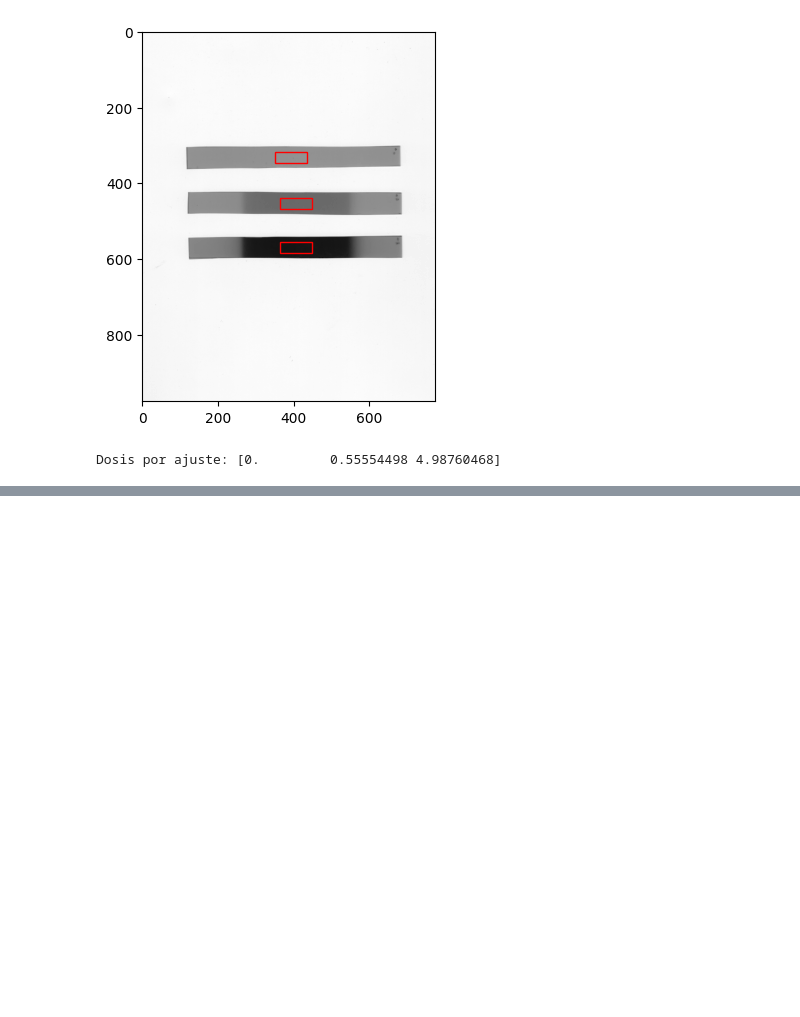
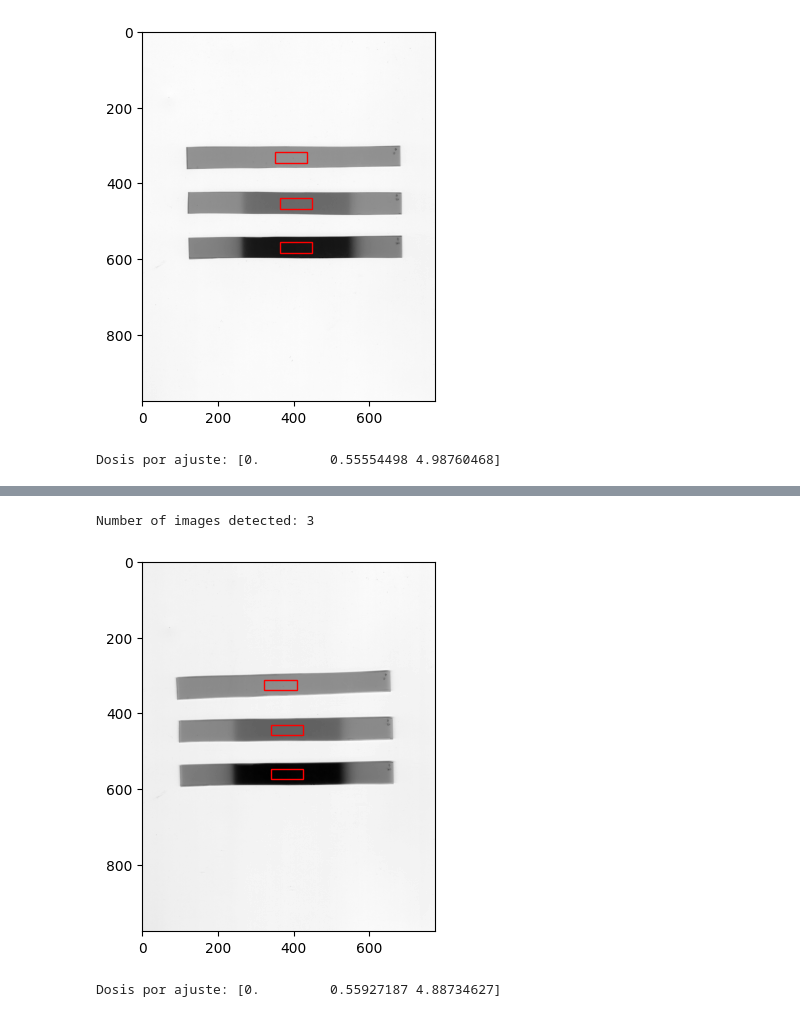
Before and after one commit to LuisOlivaresJ/Dosepy, a Jupyter notebook: src/Dosepy/tools/Cal48H_14DIC23.ipynb, the cells around one changed output, grey strips where cells are left out. Cells and saved outputs as stored; diff of their text form; code cells hidden in the pictures; blank space fills up the shorter version.

```diff
--- a/src/Dosepy/tools/Cal48H_14DIC23.ipynb
+++ b/src/Dosepy/tools/Cal48H_14DIC23.ipynb
@@ -31,9 +37,9 @@ Number of images detected: 9
 ## Verificación
 # %%
 #Lectura de archivo
-#verif_path = Path("/home/luis/Downloads") / "VERIFICACION_1.tif"  # Office PC
-verif_path = Path("/home/luis/Descargas") / "VERIFICACION_1.tif" # Personal laptop
-verif = load(verif_path, for_calib = True)
+verif_path = Path("/home/luis/Downloads") / "VERIFICACION_1.tif"  # Office PC
+#verif_path = Path("/home/luis/Descargas") / "VERIFICACION_1.tif" # Personal laptop
+verif = load(verif_path)
 
 dose_img = verif.to_dose(cal)
 #dose_img_con = inferir_img.to_dose(cal_agua)
@@ -98,0 +119,19 @@ plt.imshow(dose_img)
+# %%
+verif_path_3 = Path("/home/luis/Downloads") / "VERIFICACION_3.tif"  # Office PC
+#verif_path = Path("/home/luis/Descargas") / "VERIFICACION_3.tif" # Personal laptop
+verif_3 = load(verif_path_3)
+# %%
+mean_pixel_3, _ = verif_3.get_stat(ch = "B", roi = (30, 10), show = True)
+mean_pixel_3 = sorted(mean_pixel_3, reverse = True)
+#mean_pixel
+
+optical_density_3 = -np.log10(np.array(mean_pixel_3)/mean_pixel_3[0])
+
+dosis_from_fit_3 = polynomial_g3(optical_density_3, *cal_3.popt)
+dosis_from_fit_3[dosis_from_fit_3 < 0] = 0 # Remove doses < 0
+
+print(f"Dosis por ajuste: {dosis_from_fit_3}")
+# %% [output]
+Number of images detected: 3
+[figure, added]
+Dosis por ajuste: [0.         0.55927187 4.88734627]
```
Also changed, not shown: parts of 18 cells of this notebook, 1 other file.
